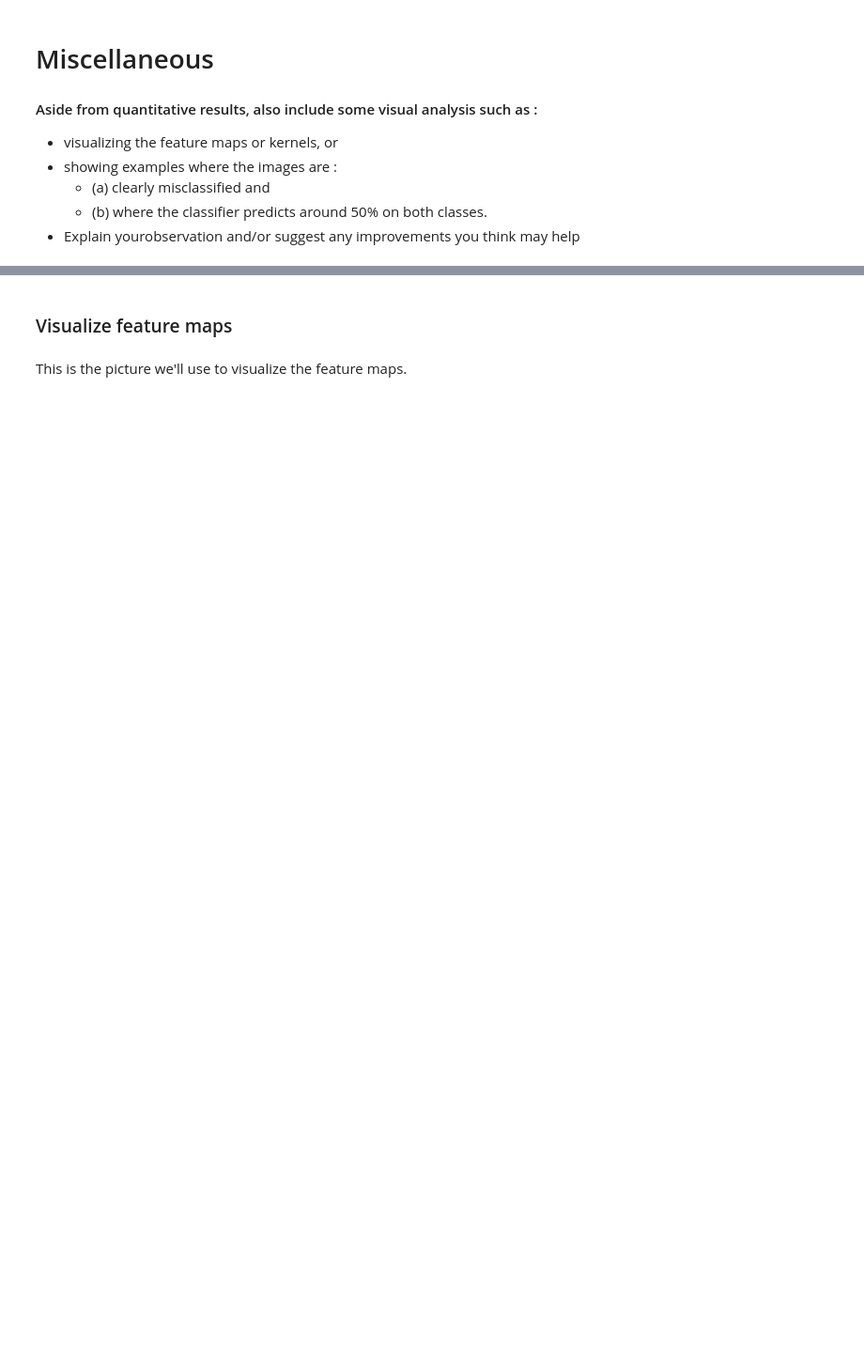
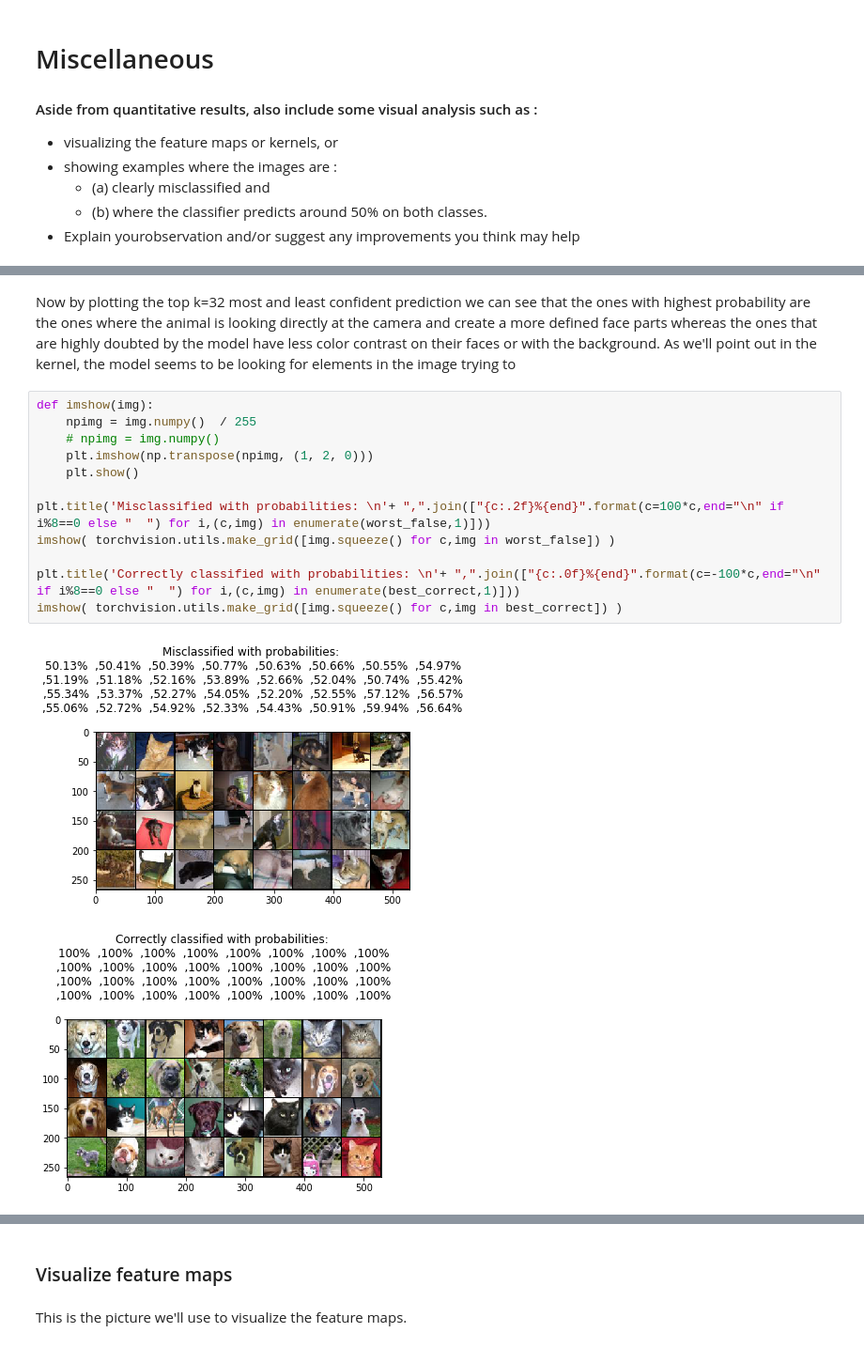
Before and after one commit to HugoCote/Assignment-1-Part-3, a Jupyter notebook: dev1num3.ipynb, the cells around one changed output, grey strips where cells are left out. Shown at 94% size. Cells and saved outputs as stored; diff of their text form; blank space fills up the shorter version.

```diff
--- a/dev1num3.ipynb
+++ b/dev1num3.ipynb
@@ -1401,0 +1457,18 @@ net associated prob     :   0.85, 0.87, 0.99, 0.80, 0.28, 0.00, 0.95, 0.44
+# %% [markdown]
+Now by plotting the top k=32 most and least confident prediction we can see that the ones with highest probability are the ones where the animal is looking directly at the camera and create a more defined face parts whereas the ones that are highly doubted by the model have less color contrast on their faces or with the background.
+As we'll point out in the kernel, the model seems to be looking for elements in the image trying to
+# %%
+def imshow(img):
+    npimg = img.numpy()  / 255
+    # npimg = img.numpy()
+    plt.imshow(np.transpose(npimg, (1, 2, 0)))
+    plt.show()
+
+plt.title('Misclassified with probabilities: \n'+ ",".join(["{c:.2f}%{end}".format(c=100*c,end="\n" if i%8==0 else "  ") for i,(c,img) in enumerate(worst_false,1)]))
+imshow( torchvision.utils.make_grid([img.squeeze() for c,img in worst_false]) )
+
+plt.title('Correctly classified with probabilities: \n'+ ",".join(["{c:.0f}%{end}".format(c=-100*c,end="\n" if i%8==0 else "  ") for i,(c,img) in enumerate(best_correct,1)]))
+imshow( torchvision.utils.make_grid([img.squeeze() for c,img in best_correct]) )
+# %% [output]
+[figure, added]
+[figure, added]
```
Also changed, not shown: parts of 40 cells of this notebook, 2 other files.
